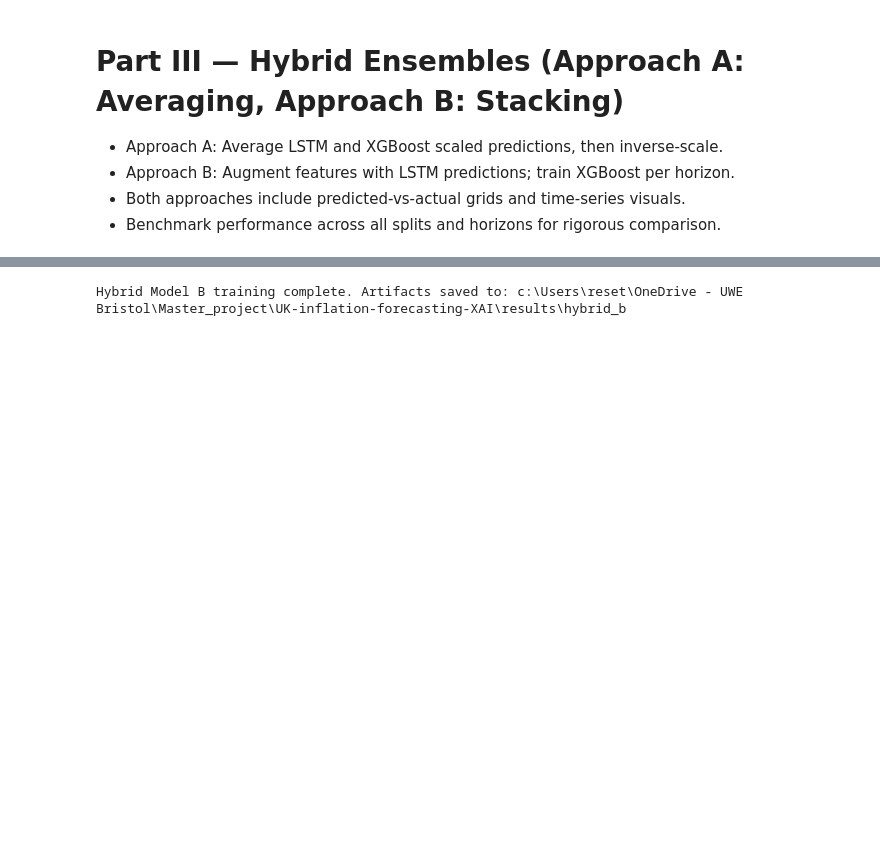
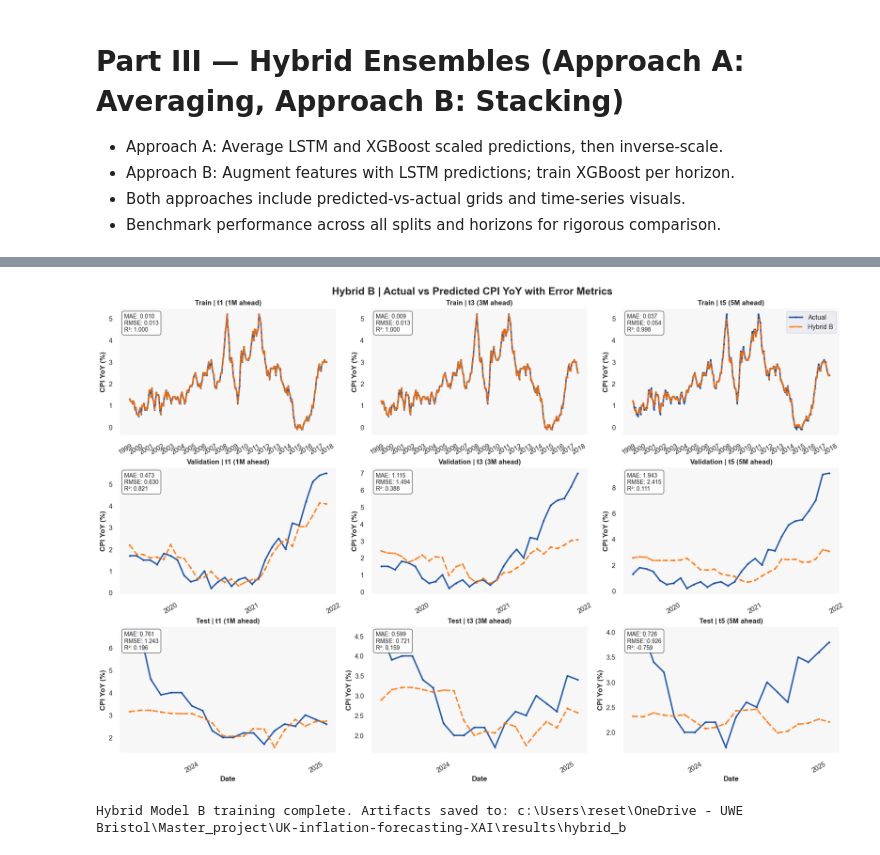
Before and after one commit to a238-khan/UK-inflation-forecasting-XAI, a Jupyter notebook: notebooks/05_ensemble_methods.ipynb, the cells around one changed output, grey strips where cells are left out. Saved outputs shown, nothing was run; the diff lists cells and outputs as text; code cells hidden in the pictures; blank space fills up the shorter version.

Commit message:
feat: add hybrid b line plots

```diff
--- a/notebooks/05_ensemble_methods.ipynb
+++ b/notebooks/05_ensemble_methods.ipynb
@@ -1050,3 +1057,76 @@ plot_ts_all_horizons(title_prefix='Time Series: LSTM vs Hybrid A vs Hybrid B')
+# %%
+# Hybrid B only: Train/Val/Test line charts with metrics
+import matplotlib.dates as mdates
+from math import sqrt
+
+splits = ['train', 'val', 'test']
+split_labels = {'train': 'Train', 'val': 'Validation', 'test': 'Test'}
+horizon_info = [(0, 't1 (1M ahead)'), (1, 't3 (3M ahead)'), (2, 't5 (5M ahead)')]
+
+split_truth = {
+    'train': y_train_actual,
+    'val': y_val_actual,
+    'test': y_test_actual,
+}
+
+split_pred = {
+    'train': ensembleB_train,
+    'val': ensembleB_val,
+    'test': ensembleB_test,
+}
+
+split_dates = {
+    'train': df[train_mask]['date'].values[lookback:],
+    'val': df[val_mask]['date'].values[lookback:],
+    'test': df[test_mask]['date'].values[lookback:],
+}
+
+fig, axes = plt.subplots(len(splits), len(horizon_info), figsize=(18, 12), constrained_layout=True)
+fig.suptitle('Hybrid B | Actual vs Predicted CPI YoY with Error Metrics', fontsize=18, fontweight='bold')
+
+for row, split in enumerate(splits):
+    dates = split_dates[split]
+    yt = split_truth[split]
+    yp = split_pred[split]
+    for col, (idx, horizon_label) in enumerate(horizon_info):
+        ax = axes[row, col]
+        actual_series = yt[:, idx]
+        pred_series = yp[:, idx]
+
+        ax.plot(dates, actual_series, color='#0D47A1', linewidth=2.5, label='Actual', marker='o', markersize=3, alpha=0.9)
+        ax.plot(dates, pred_series, color='#FF6F00', linewidth=2.5, linestyle='--', label='Hybrid B', marker='s', markersize=3, alpha=0.85)
+
+        ax.set_title(f"{split_labels[split]} | {horizon_label}", fontweight='bold', fontsize=12)
+        ax.set_ylabel('CPI YoY (%)', fontweight='bold')
+        ax.grid(alpha=0.25, linestyle='--')
+        ax.set_facecolor('#F7F7F7')
+        ax.tick_params(axis='x', rotation=30)
+        ax.xaxis.set_major_locator(mdates.YearLocator())
+        ax.xaxis.set_major_formatter(mdates.DateFormatter('%Y'))
+
+        mae_val = mean_absolute_error(actual_series, pred_series)
+        rmse_val = sqrt(mean_squared_error(actual_series, pred_series))
+        r2_val = r2_score(actual_series, pred_series)
+        ax.text(
+            0.02,
+            0.96,
+            f"MAE: {mae_val:.3f}\nRMSE: {rmse_val:.3f}\nR²: {r2_val:.3f}",
+            transform=ax.transAxes,
+            fontsize=10,
+            verticalalignment='top',
+            bbox=dict(boxstyle='round,pad=0.4', facecolor='white', alpha=0.85, edgecolor='#424242'),
+        )
+
+        if row == 0 and col == len(horizon_info) - 1:
+            ax.legend(loc='upper right', frameon=True)
+
+# Label x-axis only on bottom row
+for col in range(len(horizon_info)):
+    axes[-1, col].set_xlabel('Date', fontweight='bold')
+
+plt.show()
+# %% [output]
+[figure, added]
 # %%
 # Run Hybrid Model B pipeline and save artifacts
 
```
Also changed, not shown: parts of 8 cells of this notebook.
